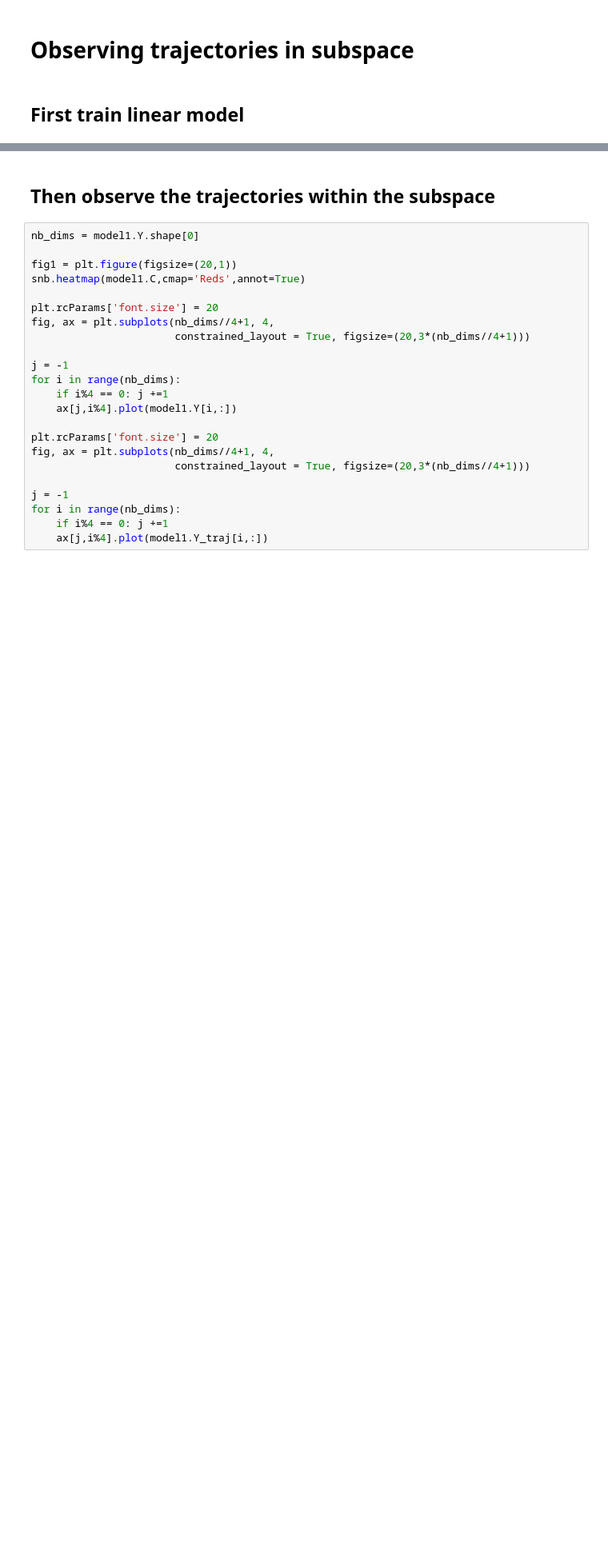
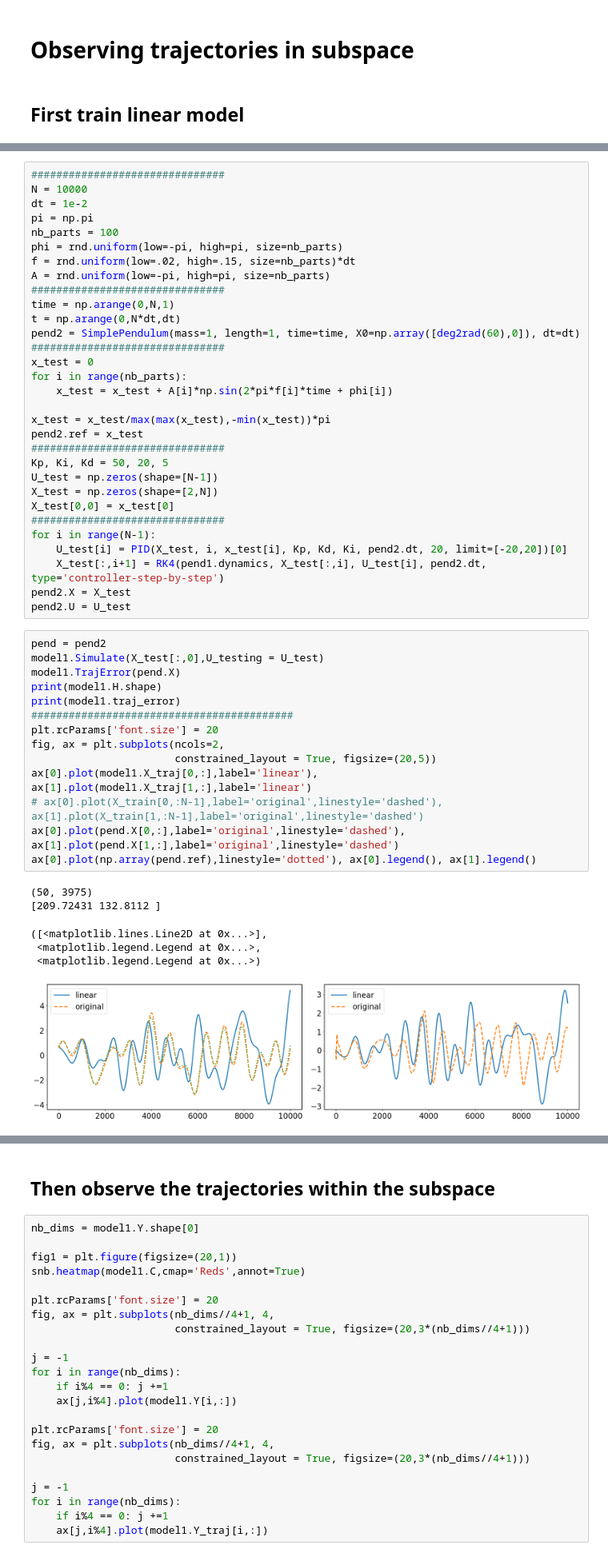
Before and after one commit to CedricFont/Subspace-learning-for-robot-application, a Jupyter notebook: LQR simulation/8_Better_identification.ipynb, the cells around one changed output, grey strips where cells are left out. Shown at 80% size. Drawn from its saved outputs; the diff is of its cells as text; blank space fills up the shorter version.

```diff
--- a/LQR simulation/8_Better_identification.ipynb
+++ b/LQR simulation/8_Better_identification.ipynb
@@ -214,0 +243,52 @@ model1.Simulate(X_train[:,0], U_testing=pend.U)
+# %%
+###############################
+N = 10000
+dt = 1e-2
+pi = np.pi
+nb_parts = 100
+phi = rnd.uniform(low=-pi, high=pi, size=nb_parts)
+f = rnd.uniform(low=.02, high=.15, size=nb_parts)*dt
+A = rnd.uniform(low=-pi, high=pi, size=nb_parts)
+###############################
+time = np.arange(0,N,1)
+t = np.arange(0,N*dt,dt)
+pend2 = SimplePendulum(mass=1, length=1, time=time, X0=np.array([deg2rad(60),0]), dt=dt)
+###############################
+x_test = 0
+for i in range(nb_parts):
+    x_test = x_test + A[i]*np.sin(2*pi*f[i]*time + phi[i])
+
+x_test = x_test/max(max(x_test),-min(x_test))*pi
+pend2.ref = x_test
+###############################
+Kp, Ki, Kd = 50, 20, 5
+U_test = np.zeros(shape=[N-1])
+X_test = np.zeros(shape=[2,N])
+X_test[0,0] = x_test[0]
+###############################
+for i in range(N-1):
+    U_test[i] = PID(X_test, i, x_test[i], Kp, Kd, Ki, pend2.dt, 20, limit=[-20,20])[0]
+    X_test[:,i+1] = RK4(pend1.dynamics, X_test[:,i], U_test[i], pend2.dt, type='controller-step-by-step')
+pend2.X = X_test
+pend2.U = U_test
+# %%
+pend = pend2
+model1.Simulate(X_test[:,0],U_testing = U_test)
+model1.TrajError(pend.X)
+print(model1.H.shape)
+print(model1.traj_error)
+##########################################
+plt.rcParams['font.size'] = 20
+fig, ax = plt.subplots(ncols=2,
+                       constrained_layout = True, figsize=(20,5))
+ax[0].plot(model1.X_traj[0,:],label='linear'), ax[1].plot(model1.X_traj[1,:],label='linear')
+# ax[0].plot(X_train[0,:N-1],label='original',linestyle='dashed'), ax[1].plot(X_train[1,:N-1],label='original',linestyle='dashed')
+ax[0].plot(pend.X[0,:],label='original',linestyle='dashed'), ax[1].plot(pend.X[1,:],label='original',linestyle='dashed')
+ax[0].plot(np.array(pend.ref),linestyle='dotted'), ax[0].legend(), ax[1].legend()
+# %% [output]
+(50, 3975)
+[209.72431 132.8112 ]
+([<matplotlib.lines.Line2D at 0x...>],
+ <matplotlib.legend.Legend at 0x...>,
+ <matplotlib.legend.Legend at 0x...>)
+[figure, added]
```
Also changed, not shown: parts of 11 cells of this notebook, 5 other files.
